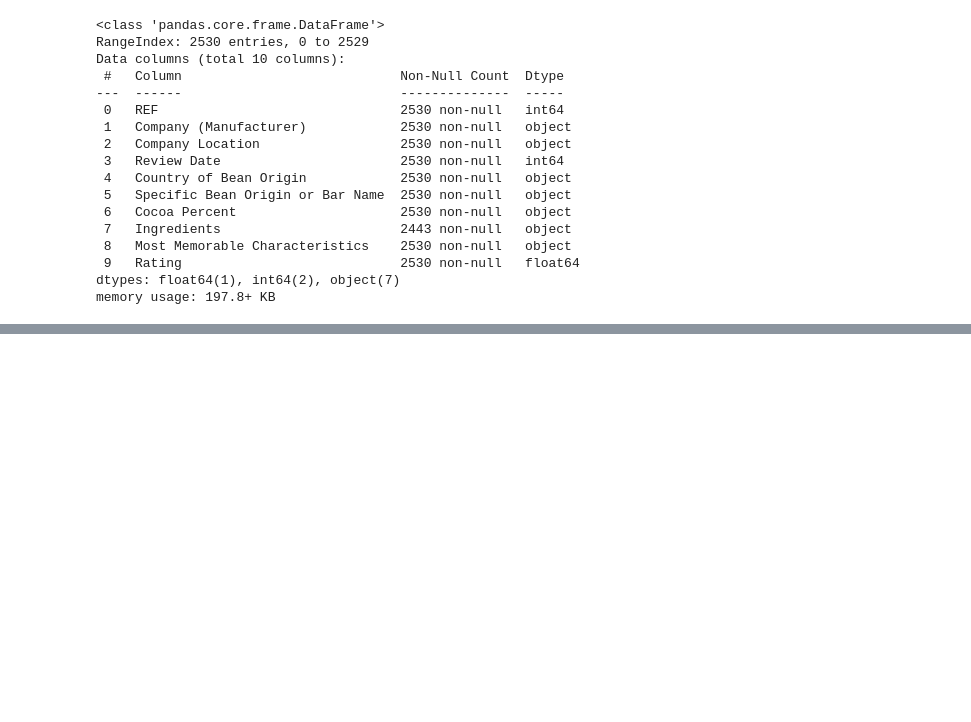
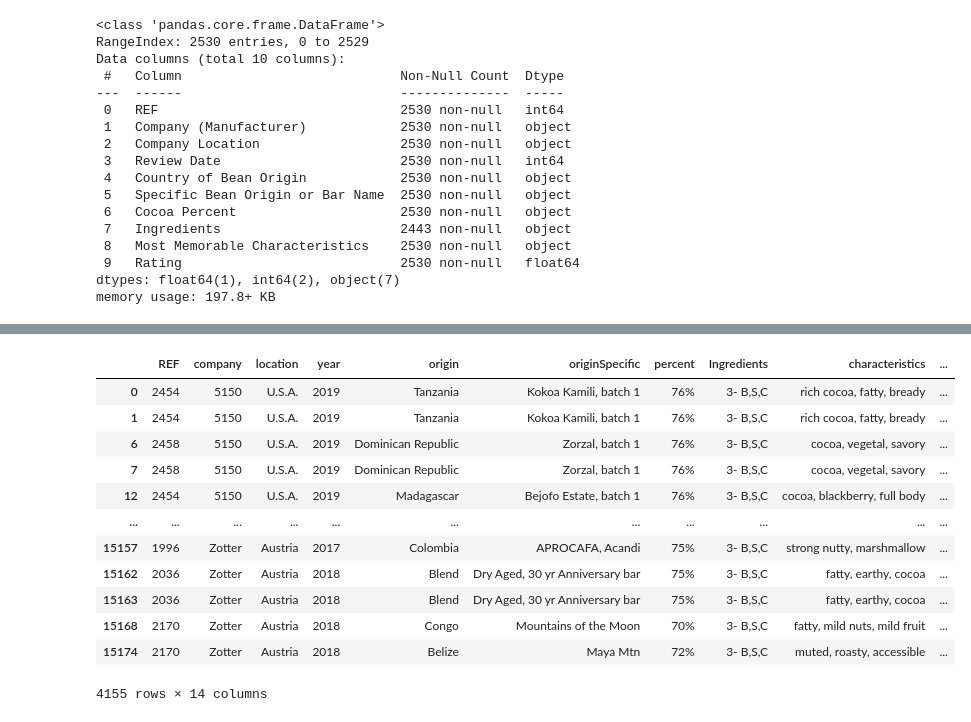
Before and after one commit to jdjulius/Proyecto4DataScience, a Jupyter notebook: notebooks/data_exploration.ipynb, the cells around one changed output, grey strips where cells are left out. Cells and saved outputs as stored; diff of their text form; code cells hidden in the pictures; blank space fills up the shorter version.

```diff
--- a/notebooks/data_exploration.ipynb
+++ b/notebooks/data_exploration.ipynb
@@ -47,0 +73,3 @@ df = dfc
+# %%
+df_var1 = dfn
+df_var1.head()
@@ -48,8 +83,8 @@ df = dfc
 # %%
 # Separar columna Specific Bean Origin or Bar Name
 #df["Specific Bean Origin or Bar Name"].value_counts()
-df['models_list'] = df['Specific Bean Origin or Bar Name'].str.split(',')
-df_models = pd.DataFrame(df['models_list'].tolist()).fillna('').add_prefix('originSpecific_')
-df = pd.concat([df, df_models], axis=1)
-df = df.drop(columns=['models_list'])
-df.head()
+df_var1['models_list'] = df_var1['originSpecific'].str.split(',')
+df_models = pd.DataFrame(df_var1['models_list'].tolist()).fillna('').add_prefix('originSpecific_')
+df_var1 = pd.concat([df_var1, df_models], axis=1)
+df_var1 = df_var1.drop(columns=['models_list'])
+df_var1.head()
@@ -55,0 +98,3 @@ df.head()
+# %%
+melted_df_var1 = pd.melt(df_var1, id_vars=['ID'], value_vars=['originSpecific_0', 'originSpecific_1', 'originSpecific_2', 'originSpecific_3', 'originSpecific_4', 'originSpecific_5'], value_name='originSpecificNew')
+melted_df_var1.info()
@@ -55,0 +112,3 @@ df.head()
+# %%
+df_merge_var1 = pd.merge(dfn, melted_df_var1, on='ID', how='inner')
+df_merge_var1.head()
@@ -55,0 +122,17 @@ df.head()
+# %%
+df_merge_var1 = df_merge_var1[df_merge_var1['originSpecificNew'] != '']
+df_merge_var1
+# %% [output]
+|  | REF | company | location | year | origin | originSpecific | percent | Ingredients | characteristics | ... |
+| 0 | 2454 | 5150 | U.S.A. | 2019 | Tanzania | Kokoa Kamili, batch 1 | 76% | 3- B,S,C | rich cocoa, fatty, bready | ... |
+| 1 | 2454 | 5150 | U.S.A. | 2019 | Tanzania | Kokoa Kamili, batch 1 | 76% | 3- B,S,C | rich cocoa, fatty, bready | ... |
+| 6 | 2458 | 5150 | U.S.A. | 2019 | Dominican Republic | Zorzal, batch 1 | 76% | 3- B,S,C | cocoa, vegetal, savory | ... |
+| 7 | 2458 | 5150 | U.S.A. | 2019 | Dominican Republic | Zorzal, batch 1 | 76% | 3- B,S,C | cocoa, vegetal, savory | ... |
+| 12 | 2454 | 5150 | U.S.A. | 2019 | Madagascar | Bejofo Estate, batch 1 | 76% | 3- B,S,C | cocoa, blackberry, full body | ... |
+| ... | ... | ... | ... | ... | ... | ... | ... | ... | ... | ... |
+| 15157 | 1996 | Zotter | Austria | 2017 | Colombia | APROCAFA, Acandi | 75% | 3- B,S,C | strong nutty, marshmallow | ... |
+| 15162 | 2036 | Zotter | Austria | 2018 | Blend | Dry Aged, 30 yr Anniversary bar | 75% | 3- B,S,C | fatty, earthy, cocoa | ... |
+| 15163 | 2036 | Zotter | Austria | 2018 | Blend | Dry Aged, 30 yr Anniversary bar | 75% | 3- B,S,C | fatty, earthy, cocoa | ... |
+| 15168 | 2170 | Zotter | Austria | 2018 | Congo | Mountains of the Moon | 70% | 3- B,S,C | fatty, mild nuts, mild fruit | ... |
+| 15174 | 2170 | Zotter | Austria | 2018 | Belize | Maya Mtn | 72% | 3- B,S,C | muted, roasty, accessible | ... |
+4155 rows × 14 columns
```
Also changed, not shown: parts of 45 cells of this notebook.
